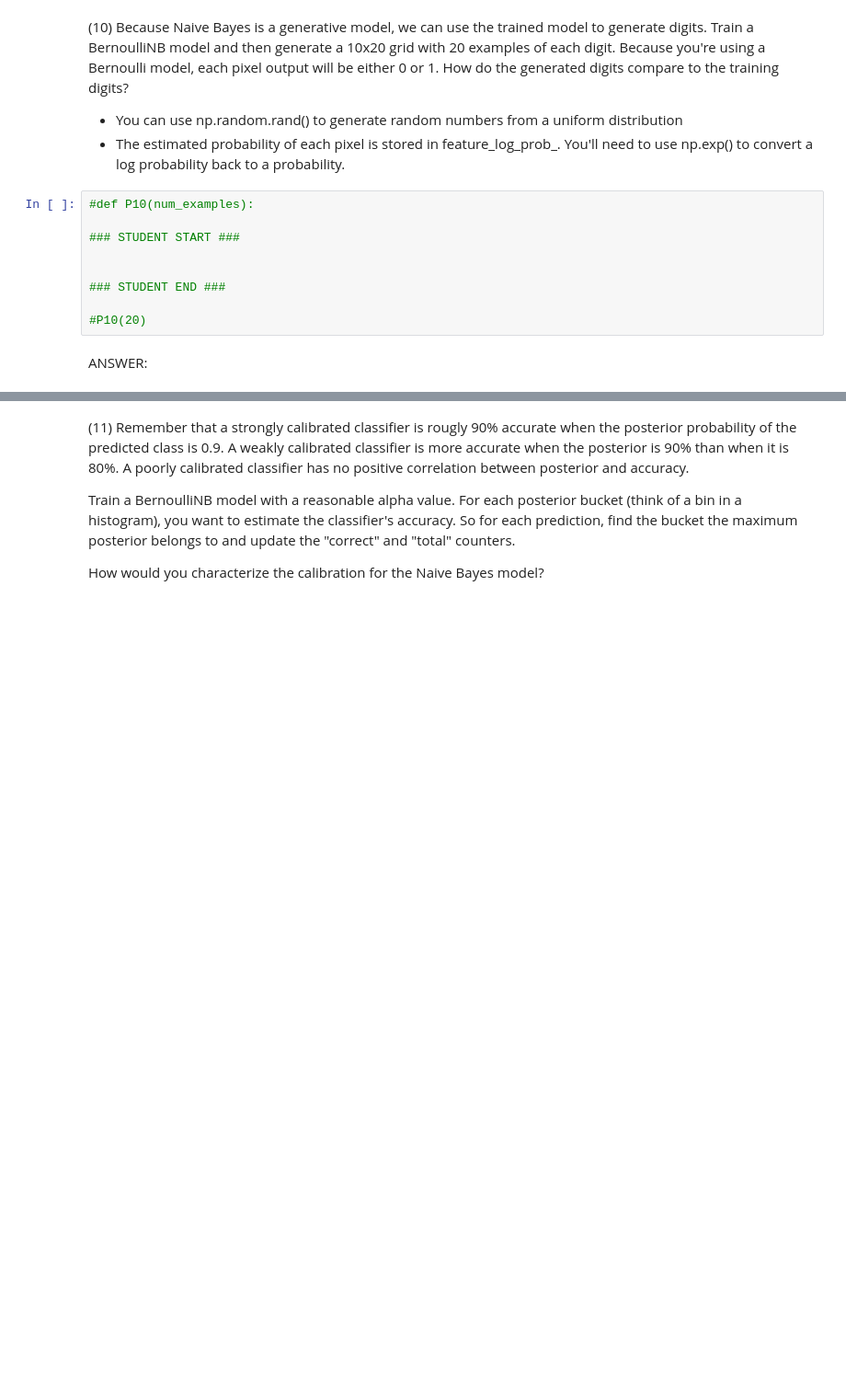
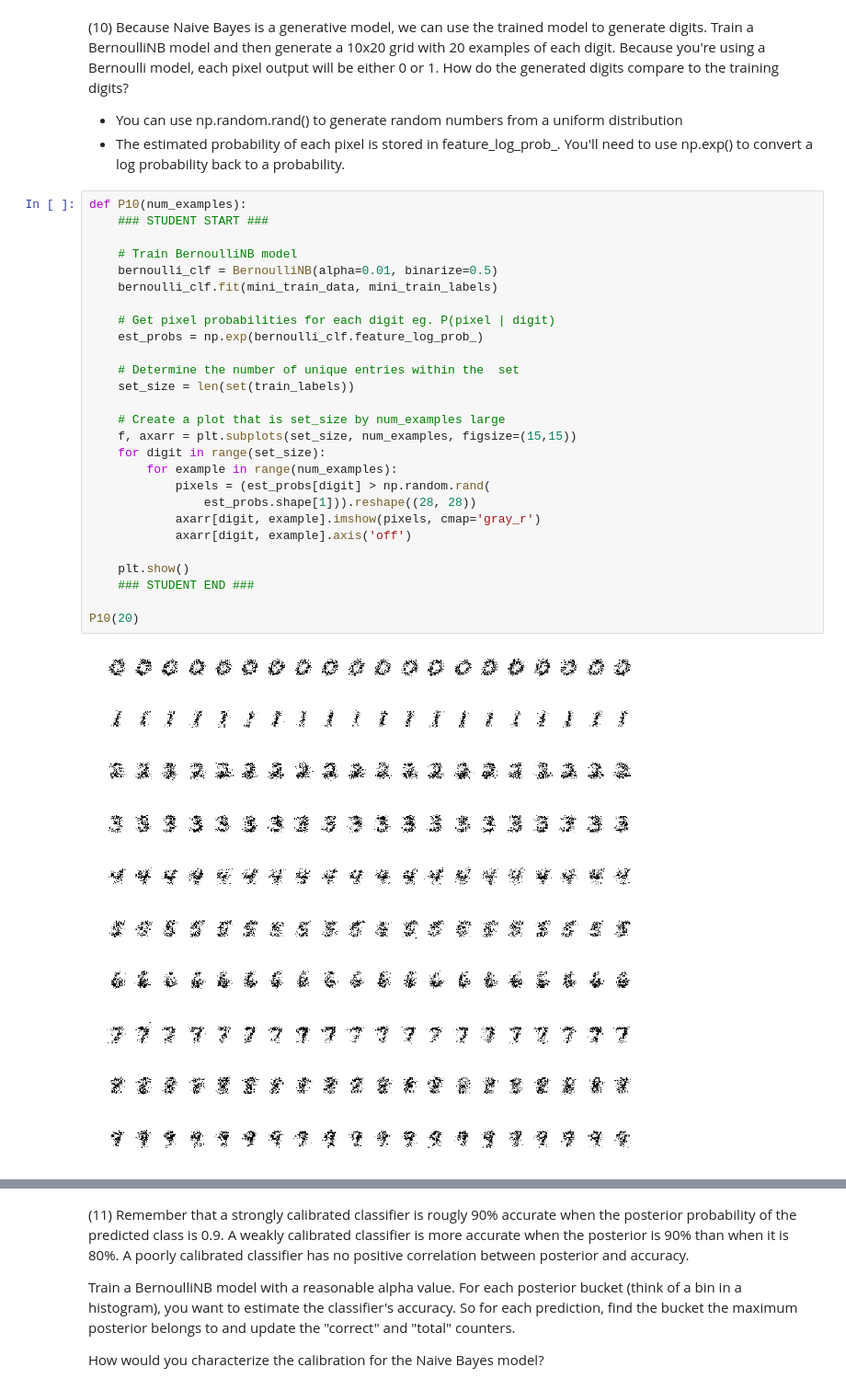
Before and after one commit to SombiriX/w207_git, a Jupyter notebook: project1/sombiri_enwemeka_p1.ipynb, the cells around one changed output, grey strips where cells are left out. Shown at 92% size. Cells and saved outputs as stored; diff of their text form; blank space fills up the shorter version.

Commit message:
Answered P10

```diff
--- a/project1/sombiri_enwemeka_p1.ipynb
+++ b/project1/sombiri_enwemeka_p1.ipynb
@@ -644,14 +644,32 @@ ANSWER: The problem is that our data does not fit a Gaussian normal distribution
 
 - You can use np.random.rand() to generate random numbers from a uniform distribution
 - The estimated probability of each pixel is stored in feature\_log\_prob\_. You'll need to use np.exp() to convert a log probability back to a probability.
-# %%
-#def P10(num_examples):
-
-### STUDENT START ###
-
-
-### STUDENT END ###
-
-#P10(20)
-# %% [markdown]
-ANSWER:
+# %%
+def P10(num_examples):
+    ### STUDENT START ###
+
+    # Train BernoulliNB model
+    bernoulli_clf = BernoulliNB(alpha=0.01, binarize=0.5)
+    bernoulli_clf.fit(mini_train_data, mini_train_labels)
+
+    # Get pixel probabilities for each digit eg. P(pixel | digit)
+    est_probs = np.exp(bernoulli_clf.feature_log_prob_)
+
+    # Determine the number of unique entries within the  set
+    set_size = len(set(train_labels))
+
+    # Create a plot that is set_size by num_examples large
+    f, axarr = plt.subplots(set_size, num_examples, figsize=(15,15))
+    for digit in range(set_size):
+        for example in range(num_examples):
+            pixels = (est_probs[digit] > np.random.rand(
+                est_probs.shape[1])).reshape((28, 28))
+            axarr[digit, example].imshow(pixels, cmap='gray_r')
+            axarr[digit, example].axis('off')
+
+    plt.show()
+    ### STUDENT END ###
+
+P10(20)
+# %% [output]
+[figure, added]
```
Also changed, not shown: parts of 2 cells of this notebook.
